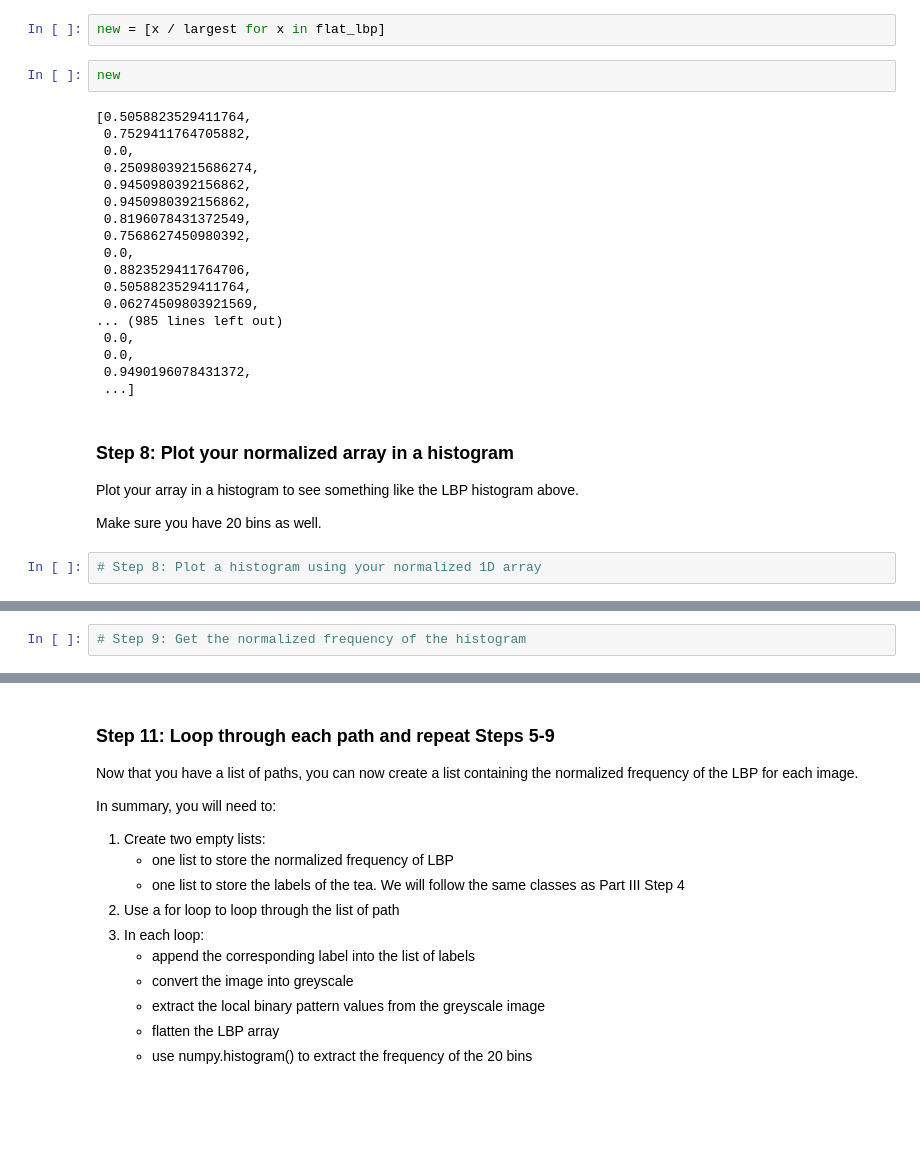
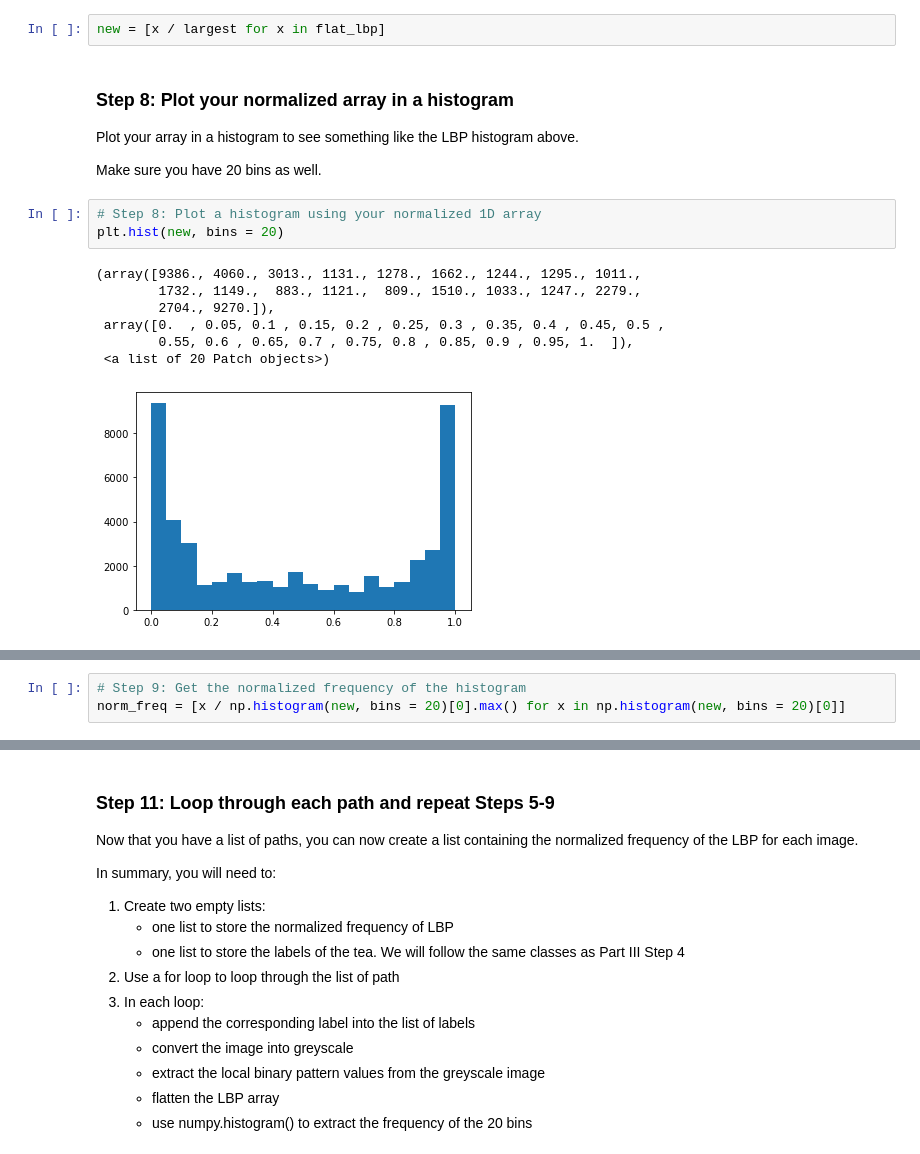
Before and after one commit to daanishrasheed/TeaFermentationDetection, a Jupyter notebook: Project Tea Fermentation (Part IV).ipynb, the cells around one changed output, grey strips where cells are left out. Cells and saved outputs as stored; diff of their text form; blank space fills up the shorter version.

```diff
--- a/Project Tea Fermentation (Part IV).ipynb
+++ b/Project Tea Fermentation (Part IV).ipynb
@@ -99,26 +99,6 @@ flat_lbp = lbp.ravel()
 largest = flat_lbp.max()
 # %%
 new = [x / largest for x in flat_lbp]
-# %%
-new
-# %% [output]
-[0.5058823529411764,
- 0.7529411764705882,
- 0.0,
- 0.25098039215686274,
- 0.9450980392156862,
- 0.9450980392156862,
- 0.8196078431372549,
- 0.7568627450980392,
- 0.0,
- 0.8823529411764706,
- 0.5058823529411764,
- 0.06274509803921569,
-... (985 lines left out)
- 0.0,
- 0.0,
- 0.9490196078431372,
- ...]
 # %% [markdown]
 ### Step 8: Plot your normalized array in a histogram
 Plot your array in a histogram to see something like the LBP histogram above.
@@ -126,6 +106,15 @@ Plot your array in a histogram to see something like the LBP histogram above.
 Make sure you have 20 bins as well.
 # %%
 # Step 8: Plot a histogram using your normalized 1D array
+plt.hist(new, bins = 20)
+# %% [output]
+(array([9386., 4060., 3013., 1131., 1278., 1662., 1244., 1295., 1011.,
+        1732., 1149.,  883., 1121.,  809., 1510., 1033., 1247., 2279.,
+        2704., 9270.]),
+ array([0.  , 0.05, 0.1 , 0.15, 0.2 , 0.25, 0.3 , 0.35, 0.4 , 0.45, 0.5 ,
+        0.55, 0.6 , 0.65, 0.7 , 0.75, 0.8 , 0.85, 0.9 , 0.95, 1.  ]),
+ <a list of 20 Patch objects>)
+[figure, added]
 # %% [markdown]
 ### Step 9: Use numpy.histogram() to get the histogram data
 Currently, we have a 1D array of length 44469. However, what the histogram was good at was binning the the values into buckets.
@@ -140,3 +129,4 @@ What we need to do next is to:
 3. Normalize the frequency of the bins
 # %%
 # Step 9: Get the normalized frequency of the histogram
+norm_freq = [x / np.histogram(new, bins = 20)[0].max() for x in np.histogram(new, bins = 20)[0]]
```
Also changed, not shown: parts of 8 cells of this notebook.
